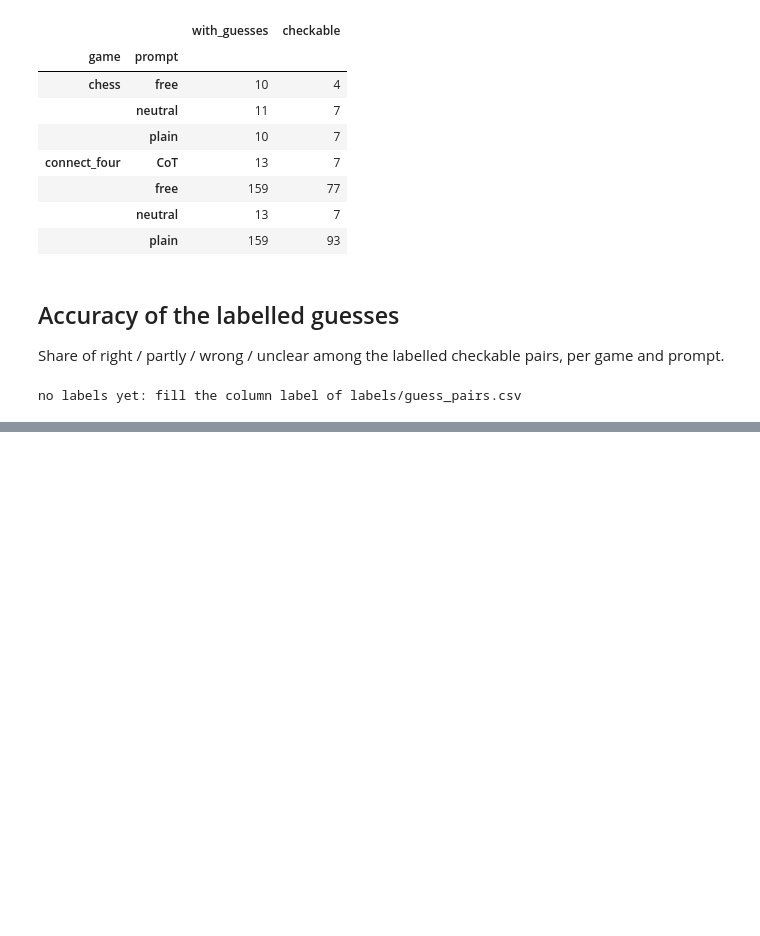
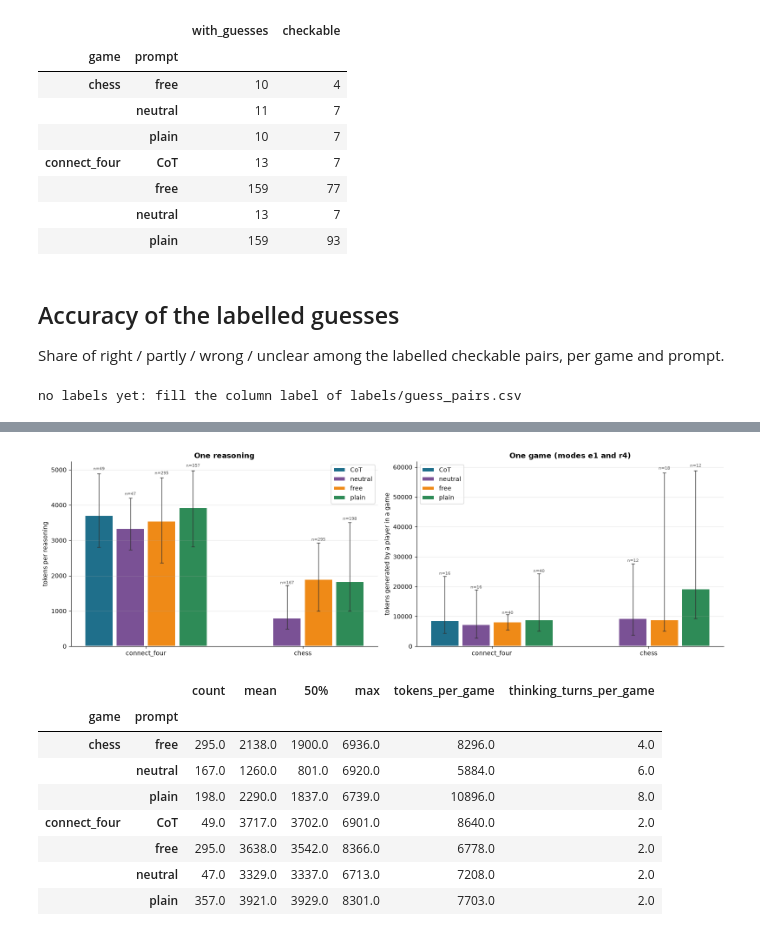
Before and after one commit to UPROOT01/LLMs-Play-Textual-Games, a Jupyter notebook: Code/Benchmark/reasoning_analysis.ipynb, the cells around one changed output, grey strips where cells are left out. Drawn from its saved outputs; the diff is of its cells as text; code cells hidden in the pictures; blank space fills up the shorter version.

```diff
--- a/Code/Benchmark/reasoning_analysis.ipynb
+++ b/Code/Benchmark/reasoning_analysis.ipynb
@@ -146,0 +321,41 @@ no labels yet: fill the column label of labels/guess_pairs.csv
+# %%
+fig, axes = plt.subplots(1, 2, figsize=(16, 5))
+width = 0.8 / len(prompts)
+for column, (data, value, ylabel, title) in enumerate([
+        (table, "tokens", "tokens per reasoning", "One reasoning (n = reasonings)"),
+        (per_player[per_player.player_mode.isin(["e1", "r4"])], "generated", "tokens generated by a player in a game",
+         "One game, modes e1 and r4 (n = players: a game has two)")]):
+    ax = axes[column]
+    for i, prompt in enumerate(prompts):
+        for j, game in enumerate(games_shown):
+            values = data[(data.prompt == prompt) & (data.game == game)][value]
+            if len(values) == 0:
+                continue
+            x = j + (i - (len(prompts) - 1) / 2) * width
+            q1, median, q3 = values.quantile([0.25, 0.5, 0.75])
+            ax.bar(x, median, width * 0.9, color=prompt_colors[prompt], edgecolor="white", linewidth=1.5,
+                   label=prompt if j == 0 else None)
+            ax.errorbar(x, median, yerr=[[median - q1], [q3 - median]], color="#333333", capsize=3, linewidth=1)
+            ax.text(x, q3 * 1.02, f"n={len(values)}", ha="center", fontsize=7, color="#555555")
+    ax.set_xticks(range(len(games_shown)), games_shown)
+    ax.legend()
+    style_axis(ax, title, ylabel)
+fig.tight_layout()
+fig.savefig("graphs/tokens_per_prompt.pdf", bbox_inches="tight")
+plt.show()
+
+(table.groupby(["game", "prompt"]).tokens.describe(percentiles=[0.5])[["count", "mean", "50%", "max"]]
+ .join(per_player.groupby(["game", "prompt"]).agg(tokens_per_game=("generated", "median"),
+                                                  thinking_turns_per_game=("think_turns", "median")))
+ .round(0))
+# %% [output]
+[figure, added]
+|  |  | count | mean | 50% | max | tokens_per_game | thinking_turns_per_game |
+| game | prompt |  |  |  |  |  |  |
+| chess | free | 295.0 | 2138.0 | 1900.0 | 6936.0 | 8296.0 | 4.0 |
+|  | neutral | 167.0 | 1260.0 | 801.0 | 6920.0 | 5884.0 | 6.0 |
+|  | plain | 198.0 | 2290.0 | 1837.0 | 6739.0 | 10896.0 | 8.0 |
+| connect_four | CoT | 49.0 | 3717.0 | 3702.0 | 6901.0 | 8640.0 | 2.0 |
+|  | free | 295.0 | 3638.0 | 3542.0 | 8366.0 | 6778.0 | 2.0 |
+|  | neutral | 47.0 | 3329.0 | 3337.0 | 6713.0 | 7208.0 | 2.0 |
+|  | plain | 357.0 | 3921.0 | 3929.0 | 8301.0 | 7703.0 | 2.0 |
```
Also changed, not shown: parts of 11 cells of this notebook, 29 other files.
